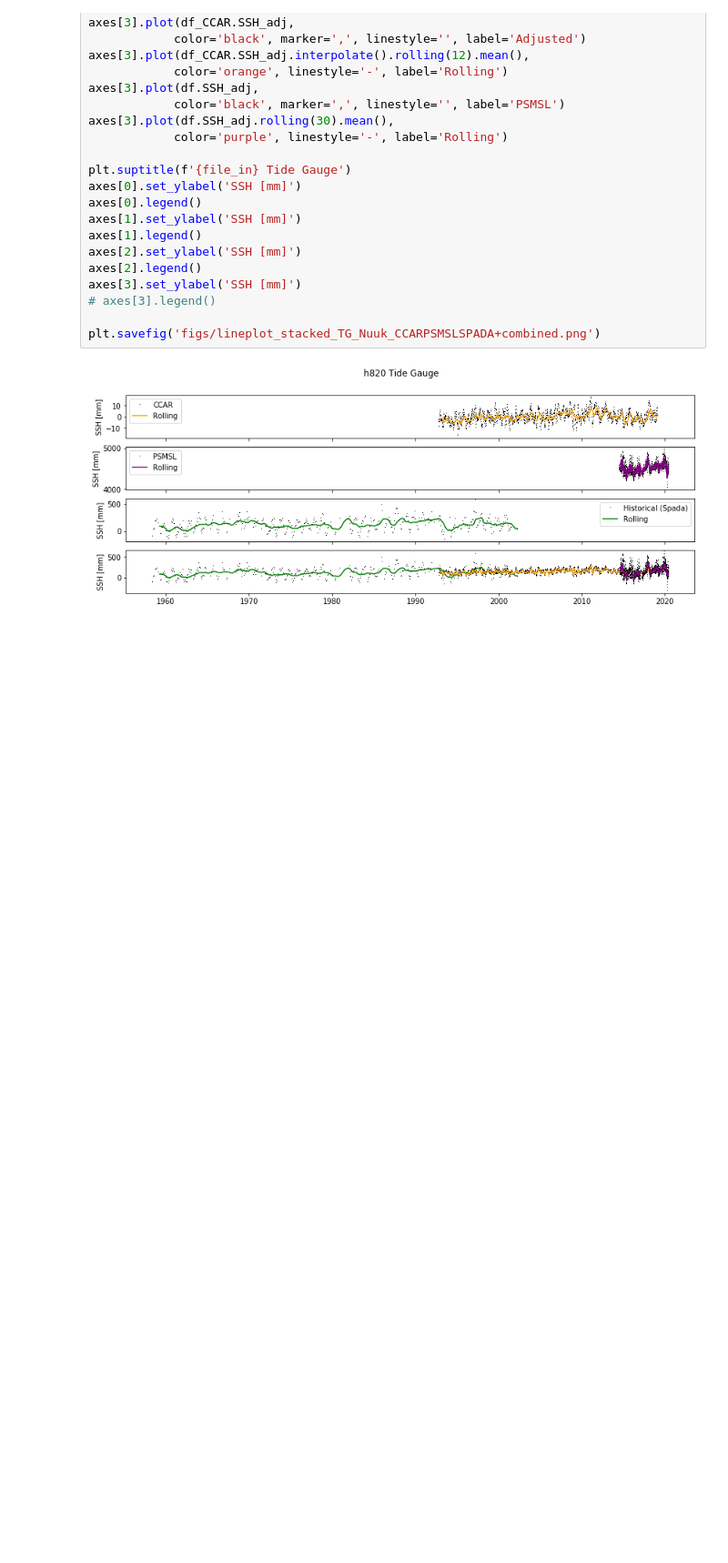
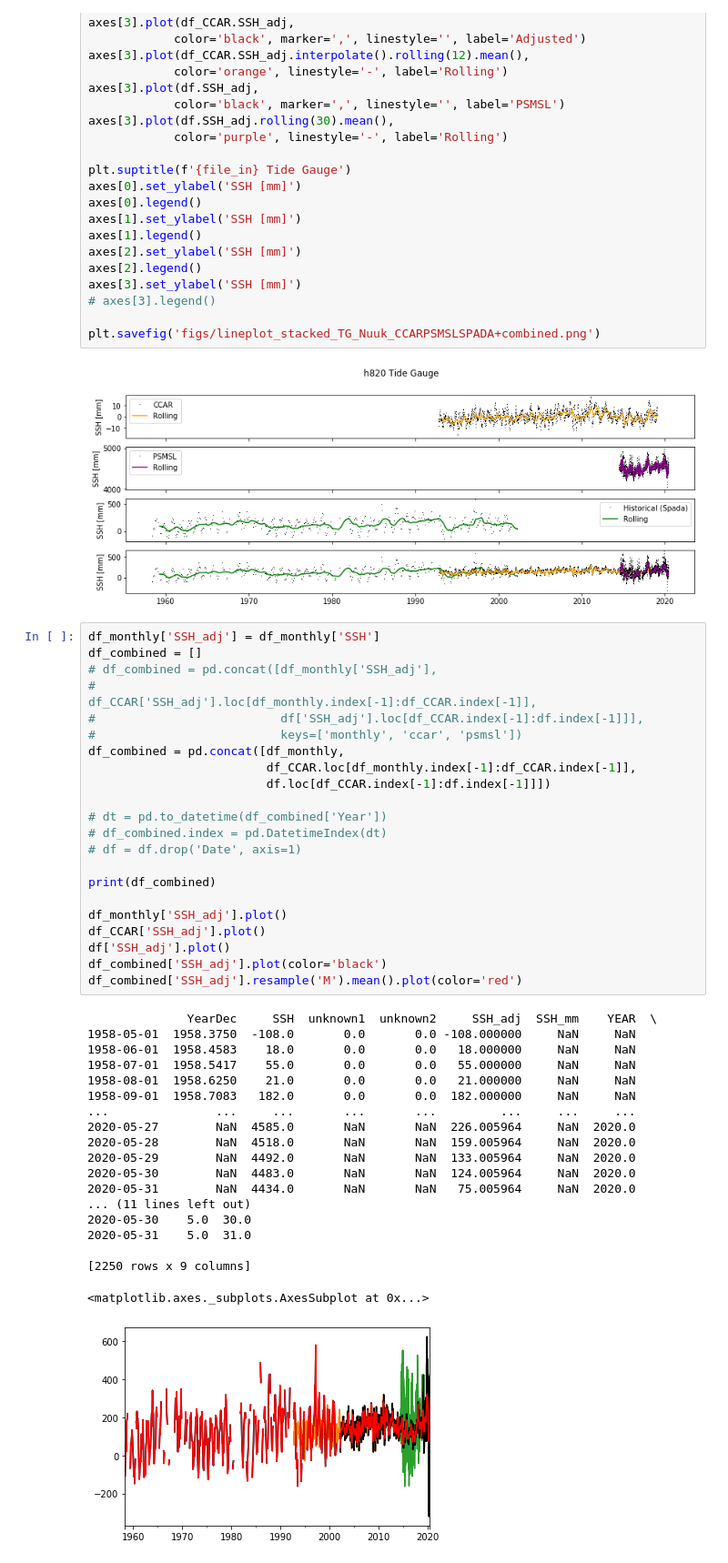
Before and after one commit to ldeo-arctictides/tidegauges-historical, a Jupyter notebook: example_read_psmsl.ipynb, the cells around one changed output. Shown at 91% size. Drawn from its saved outputs; the diff is of its cells as text; blank space fills up the shorter version.

Commit message:
ENH: See example notebook for combined Nuuk data set and trend

```diff
--- a/example_read_psmsl.ipynb
+++ b/example_read_psmsl.ipynb
@@ -487,3 +487,45 @@ axes[3].set_ylabel('SSH [mm]')
 plt.savefig('figs/lineplot_stacked_TG_Nuuk_CCARPSMSLSPADA+combined.png')
 # %% [output]
 [figure]
+# %%
+df_monthly['SSH_adj'] = df_monthly['SSH']
+df_combined = []
+# df_combined = pd.concat([df_monthly['SSH_adj'],
+#                          df_CCAR['SSH_adj'].loc[df_monthly.index[-1]:df_CCAR.index[-1]],
+#                          df['SSH_adj'].loc[df_CCAR.index[-1]:df.index[-1]]],
+#                          keys=['monthly', 'ccar', 'psmsl'])
+df_combined = pd.concat([df_monthly,
+                         df_CCAR.loc[df_monthly.index[-1]:df_CCAR.index[-1]],
+                         df.loc[df_CCAR.index[-1]:df.index[-1]]])
+
+# dt = pd.to_datetime(df_combined['Year'])
+# df_combined.index = pd.DatetimeIndex(dt)
+# df = df.drop('Date', axis=1)
+
+print(df_combined)
+
+df_monthly['SSH_adj'].plot()
+df_CCAR['SSH_adj'].plot()
+df['SSH_adj'].plot()
+df_combined['SSH_adj'].plot(color='black')
+df_combined['SSH_adj'].resample('M').mean().plot(color='red')
+# %% [output]
+              YearDec     SSH  unknown1  unknown2     SSH_adj  SSH_mm    YEAR  \
+1958-05-01  1958.3750  -108.0       0.0       0.0 -108.000000     NaN     NaN
+1958-06-01  1958.4583    18.0       0.0       0.0   18.000000     NaN     NaN
+1958-07-01  1958.5417    55.0       0.0       0.0   55.000000     NaN     NaN
+1958-08-01  1958.6250    21.0       0.0       0.0   21.000000     NaN     NaN
+1958-09-01  1958.7083   182.0       0.0       0.0  182.000000     NaN     NaN
+...               ...     ...       ...       ...         ...     ...     ...
+2020-05-27        NaN  4585.0       NaN       NaN  226.005964     NaN  2020.0
+2020-05-28        NaN  4518.0       NaN       NaN  159.005964     NaN  2020.0
+2020-05-29        NaN  4492.0       NaN       NaN  133.005964     NaN  2020.0
+2020-05-30        NaN  4483.0       NaN       NaN  124.005964     NaN  2020.0
+2020-05-31        NaN  4434.0       NaN       NaN   75.005964     NaN  2020.0
+... (11 lines left out)
+2020-05-30    5.0  30.0
+2020-05-31    5.0  31.0
+
+[2250 rows x 9 columns]
+<matplotlib.axes._subplots.AxesSubplot at 0x...>
+[figure, added]
```
Also changed, not shown: parts of 2 cells of this notebook, 1 other file.
